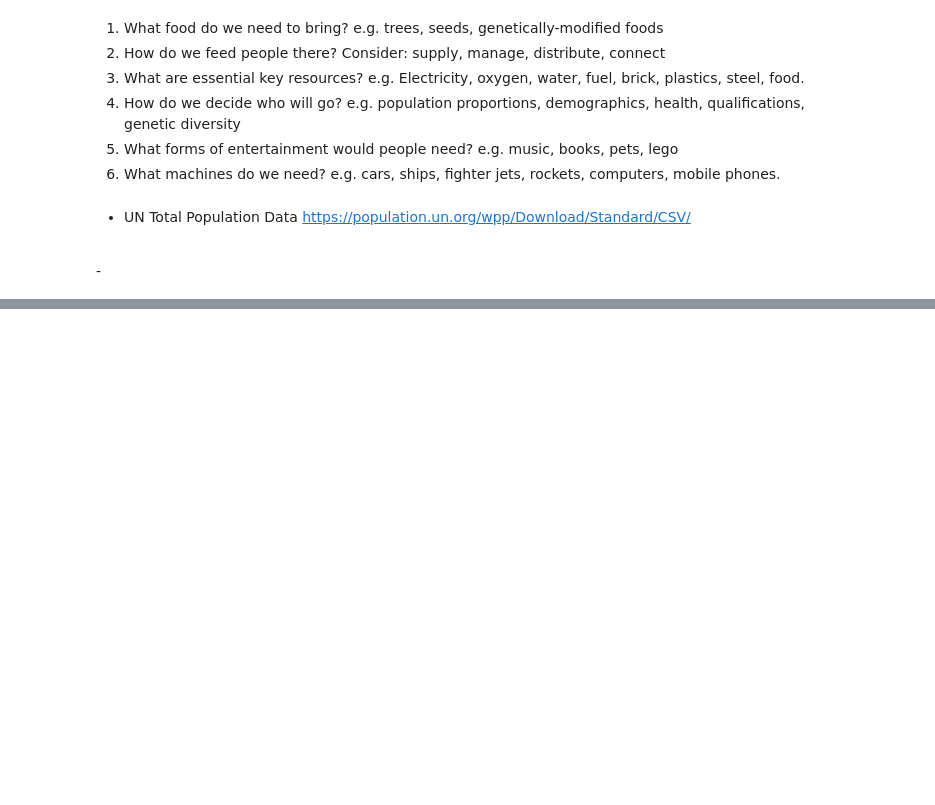
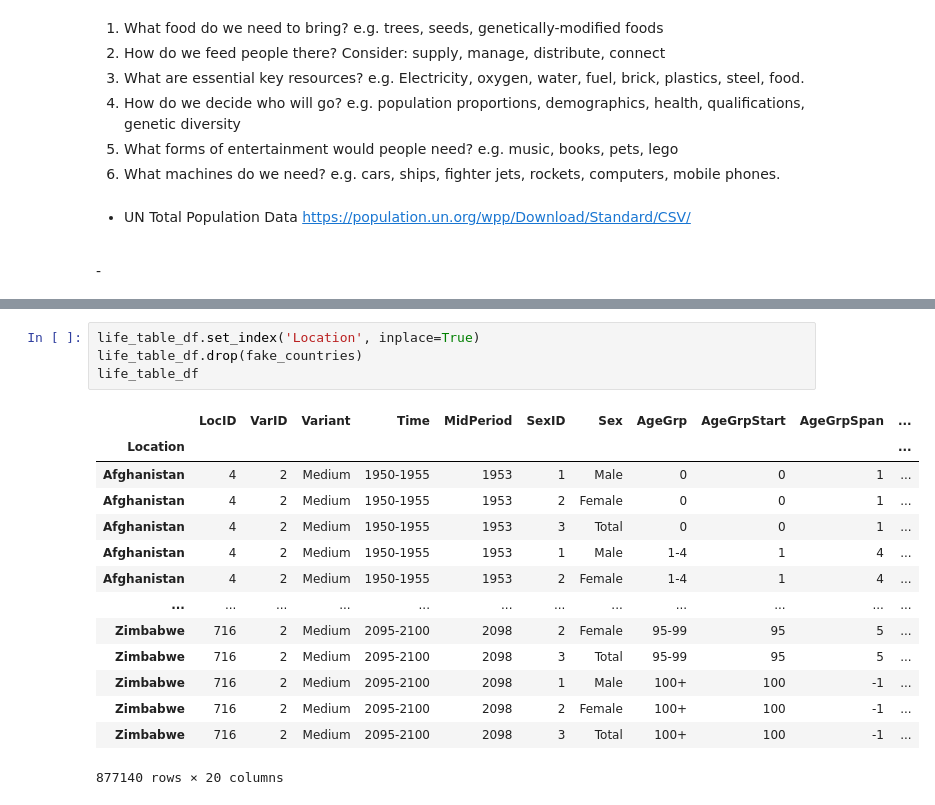
Before and after one commit to billbai0102/Callysto-Hackathon-2020, a Jupyter notebook: submission.ipynb, the cells around one changed output, grey strips where cells are left out. Saved outputs shown, nothing was run; the diff lists cells and outputs as text; blank space fills up the shorter version.

```diff
--- a/submission.ipynb
+++ b/submission.ipynb
@@ -87,0 +117,19 @@ Most fertile countries: ['Tajikistan', 'Mali', 'United Republic of Tanzania', 'Z
+# %%
+life_table_df.set_index('Location', inplace=True)
+life_table_df.drop(fake_countries)
+life_table_df
+# %% [output]
+|  | LocID | VarID | Variant | Time | MidPeriod | SexID | Sex | AgeGrp | AgeGrpStart | AgeGrpSpan | ... |
+| Location |  |  |  |  |  |  |  |  |  |  | ... |
+| Afghanistan | 4 | 2 | Medium | 1950-1955 | 1953 | 1 | Male | 0 | 0 | 1 | ... |
+| Afghanistan | 4 | 2 | Medium | 1950-1955 | 1953 | 2 | Female | 0 | 0 | 1 | ... |
+| Afghanistan | 4 | 2 | Medium | 1950-1955 | 1953 | 3 | Total | 0 | 0 | 1 | ... |
+| Afghanistan | 4 | 2 | Medium | 1950-1955 | 1953 | 1 | Male | 1-4 | 1 | 4 | ... |
+| Afghanistan | 4 | 2 | Medium | 1950-1955 | 1953 | 2 | Female | 1-4 | 1 | 4 | ... |
+| ... | ... | ... | ... | ... | ... | ... | ... | ... | ... | ... | ... |
+| Zimbabwe | 716 | 2 | Medium | 2095-2100 | 2098 | 2 | Female | 95-99 | 95 | 5 | ... |
+| Zimbabwe | 716 | 2 | Medium | 2095-2100 | 2098 | 3 | Total | 95-99 | 95 | 5 | ... |
+| Zimbabwe | 716 | 2 | Medium | 2095-2100 | 2098 | 1 | Male | 100+ | 100 | -1 | ... |
+| Zimbabwe | 716 | 2 | Medium | 2095-2100 | 2098 | 2 | Female | 100+ | 100 | -1 | ... |
+| Zimbabwe | 716 | 2 | Medium | 2095-2100 | 2098 | 3 | Total | 100+ | 100 | -1 | ... |
+877140 rows × 20 columns
```
Also changed, not shown: parts of 6 cells of this notebook.
